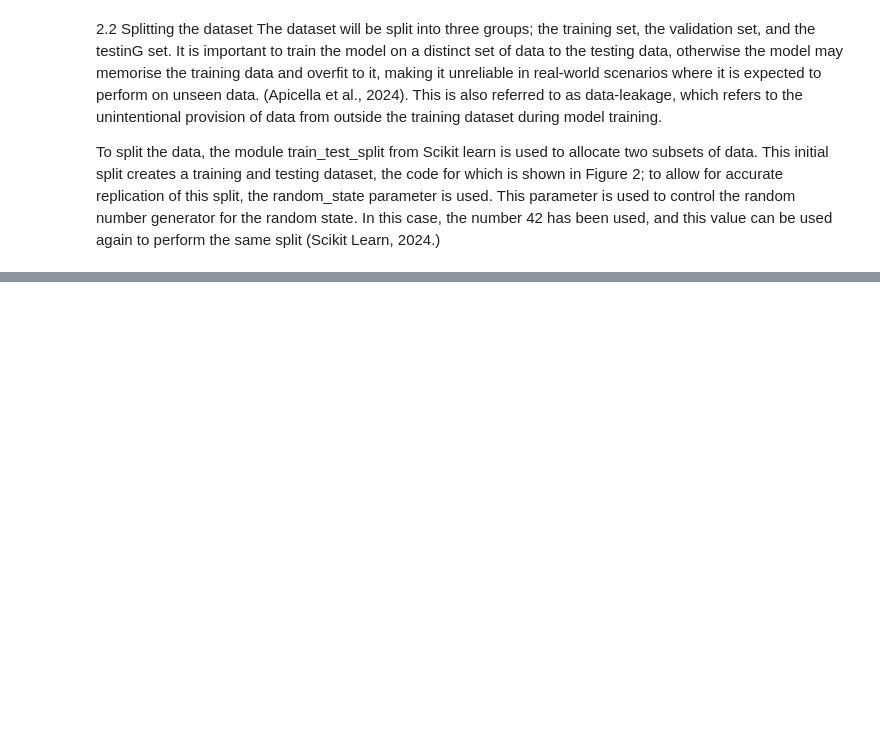
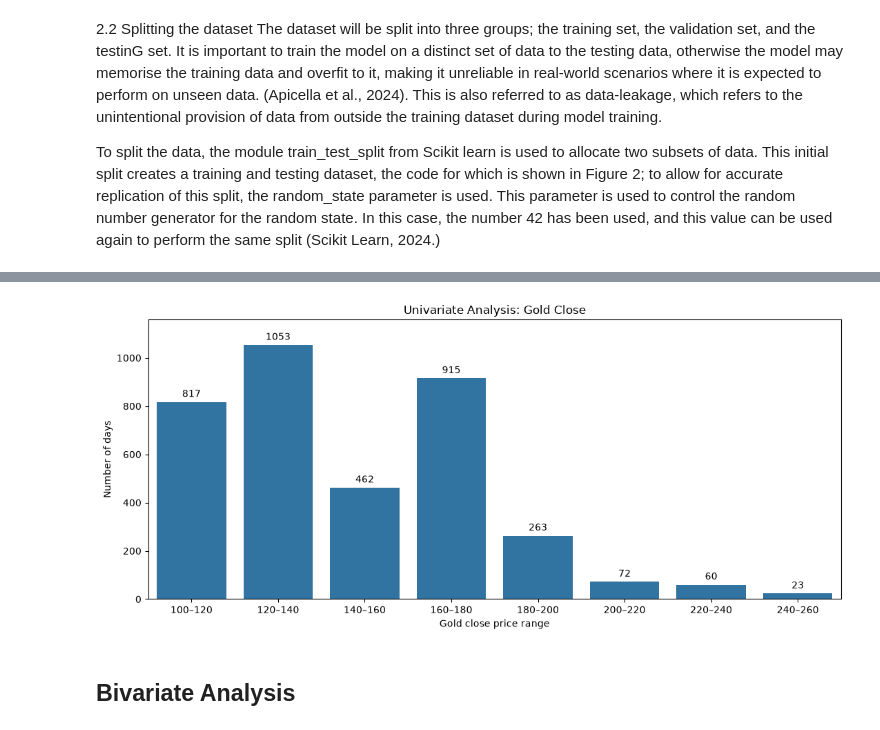
Before and after one commit to ayoajimuda/machine-learning, a Jupyter notebook: notebooks/gold_price.ipynb, the cells around one changed output, grey strips where cells are left out. Cells and saved outputs as stored; diff of their text form; code cells hidden in the pictures; blank space fills up the shorter version.

```diff
--- a/notebooks/gold_price.ipynb
+++ b/notebooks/gold_price.ipynb
@@ -110,0 +229,24 @@ price.head
+# %%
+col = "gold close"
+
+# Group prices into ranges of 20 (100–120, 120–140, ...)
+bins = np.arange(100, 261, 20)
+labels = [f"{b}–{b + 20}" for b in bins[:-1]]
+gold_close_range = pd.cut(price[col], bins=bins, labels=labels, right=False)
+
+plt.figure(figsize=(11, 5))
+gold_close_plot = sns.countplot(x=gold_close_range)
+
+gold_close_plot.bar_label(gold_close_plot.containers[0], padding=3)
+
+gold_close_plot.set_title("Univariate Analysis: Gold Close")
+gold_close_plot.set_xlabel("Gold close price range")
+gold_close_plot.set_ylabel("Number of days")
+gold_close_plot.margins(y=0.1)
+
+plt.tight_layout()
+plt.show()
+# %% [output]
+[figure, added]
+# %% [markdown]
+## Bivariate Analysis
```
Also changed, not shown: parts of 13 cells of this notebook, 2 other files.
